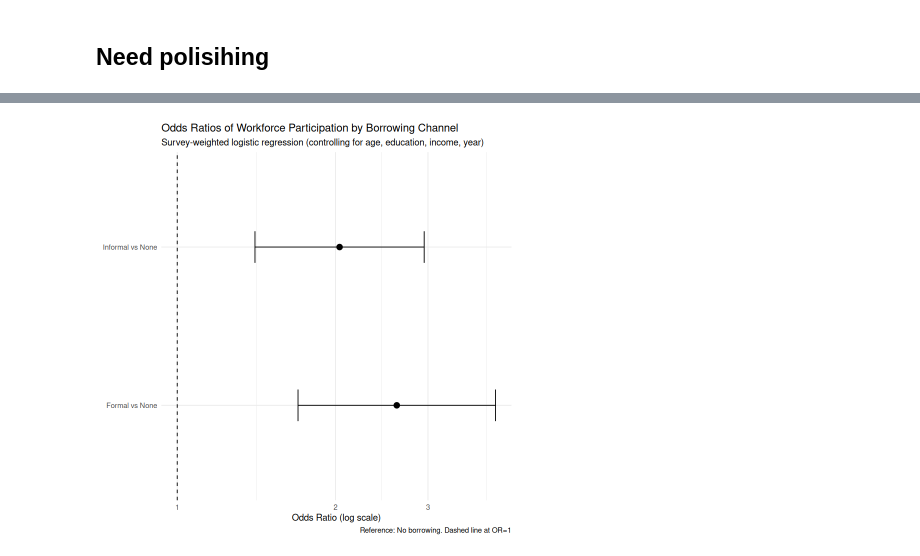
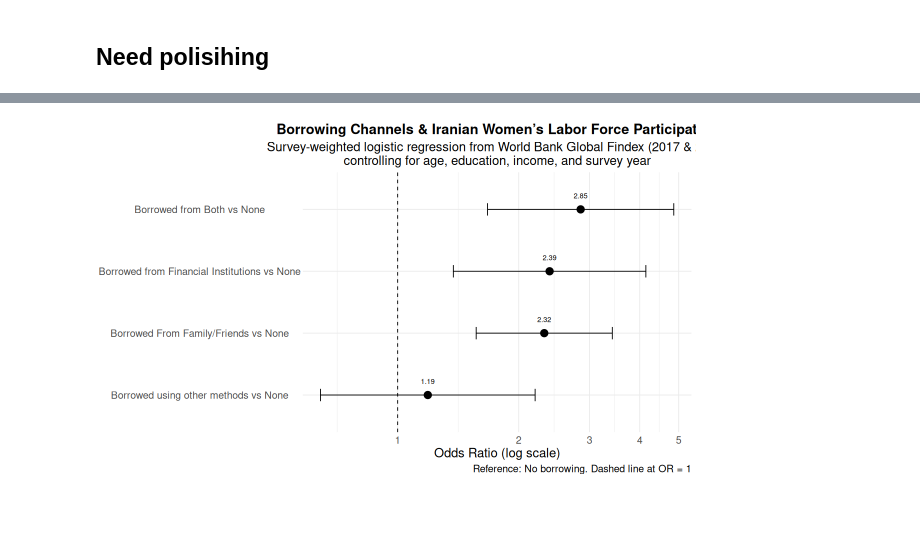
Before and after one commit to mmyousefies/gfi-iran, a Jupyter notebook: src/Discriptive Plots.ipynb, the cells around one changed output, grey strips where cells are left out. Saved outputs shown, nothing was run; the diff lists cells and outputs as text; code cells hidden in the pictures; blank space fills up the shorter version.

```diff
--- a/src/Discriptive Plots.ipynb
+++ b/src/Discriptive Plots.ipynb
@@ -78,0 +123,3 @@ Warning message in unzip(i, exdir = paths$data):
+# %%
+gfi_tbl <- paths$input |> file.path("gfi.csv") |> read_csv()
+codebook_tbl <- paths$input |> file.path("codebook.csv") |> read_csv()
@@ -424,40 +556,70 @@ ggplot(alluv, aes(
 # %%
-library(survey); library(broom); library(ggplot2)
-
 # 1. Build survey design (survey package)
-svy <- svydesign(ids = ~1, weights = ~weight_d, data = gfi_renamed_tbl)
+svy <- svydesign(ids = ~1, weights = ~weight_d, data = gfi_tbl)
 
 # 2. Fit weighted logistic regression (pooling years, with interaction if desired)
-mod <- svyglm(in_the_workforce_b ~ factor(borrowed_in_the_past_year_o)
+mod <- svyglm(in_the_workforce_b ~ factor(borrowed_in_the_past_year_c)
               + respondent_age_o
               + respondent_education_level_o
               + household_income_quintile_o
               + factor(year_b),
               design = svy, family = quasibinomial())
 
-# 3. Tidy and exponentiate to get ORs
-or_tab <- broom::tidy(mod) %>%
-  filter(term %in% c("factor(borrowed_in_the_past_year_o)1",
-                     "factor(borrowed_in_the_past_year_o)2")) %>%
+
+# 3. Tidy, exponentiate, and recode factor (put “other methods” first so it plots at the bottom)
+or_tab <- broom::tidy(mod) |>
+  filter(term %in% c(
+    "factor(borrowed_in_the_past_year_c)1",
+    "factor(borrowed_in_the_past_year_c)2",
+    "factor(borrowed_in_the_past_year_c)3",
+    "factor(borrowed_in_the_past_year_c)4"
+  )) |>
   mutate(
-    OR  = exp(estimate),
-    LCI = exp(estimate - 1.96*std.error),
-    UCI = exp(estimate + 1.96*std.error),
-    borrow_cat = c("Informal vs None","Formal vs None")
+    OR = exp(estimate),
+    LCI = exp(estimate - 1.96 * std.error),
+    UCI = exp(estimate + 1.96 * std.error),
+    borrow_cat = factor(
+      term,
+      levels = c(
+        "factor(borrowed_in_the_past_year_c)4",  # code 4 first → bottom
+        "factor(borrowed_in_the_past_year_c)1",
+        "factor(borrowed_in_the_past_year_c)2",
+        "factor(borrowed_in_the_past_year_c)3"
+      ),
+      labels = c(
+        "Borrowed using other methods vs None",
+        "Borrowed From Family/Friends vs None",
+        "Borrowed from Financial Institutions vs None",
+        "Borrowed from Both vs None"
+      )
+    )
   )
 
-# 4. Forest plot
-ggplot(or_tab, aes(x = OR, y = borrow_cat)) +
-  geom_point(size = 3) +
-  geom_errorbarh(aes(xmin = LCI, xmax = UCI), height = 0.2) +
-  geom_vline(xintercept = 1, linetype = "dashed") +
-  scale_x_log10() +
-  labs(
-    title    = "Odds Ratios of Workforce Participation by Borrowing Channel",
-    subtitle = "Survey‐weighted logistic regression (controlling for age, education, income, year)",
-    x        = "Odds Ratio (log scale)",
-    y        = NULL,
-    caption  = "Reference: No borrowing. Dashed line at OR=1"
-  ) +
-  theme_minimal()
+borrow_odds_plot <- or_tab |>
+  ggplot(aes(x = OR, y = borrow_cat)) +
+    geom_point(size = 4) +
+    # 1. put OR labels above each dot
+    geom_text(aes(label = sprintf("%.2f", OR)),
+              vjust = -2,               # nudge text above the point
+              size  = 3) +
+    geom_errorbarh(aes(xmin = LCI, xmax = UCI), height = 0.2) +
+    geom_vline(xintercept = 1, linetype = "dashed") +
+    # 2. include even-numbered grid breaks
+    scale_x_log10(breaks = 1:5) +
+    labs(
+      title    = "Borrowing Channels & Iranian Women’s Labor Force Participation",
+      subtitle = "Survey-weighted logistic regression from World Bank Global Findex (2017 & 2021)\ncontrolling for age, education, income, and survey year",
+      x        = "Odds Ratio (log scale)",
+      y        = NULL,
+      caption  = "Reference: No borrowing. Dashed line at OR = 1"
+    ) +
+    theme_minimal() +
+    theme(
+      # 3. center title, subtitle, and y-axis category labels
+      plot.title    = element_text(hjust = 0.5),
+      plot.subtitle = element_text(hjust = 0.5),
+      axis.text.y   = element_text(hjust = 0.5)
+    )
+
+fig(borrow_odds_plot,10,6,300,"borrowing_odds_ratio")
 # %% [output]
@@ -481 +627 @@ The following object is masked from ‘package:graphics’:
-[figure, old version]
+[figure, new version]
```
Also changed, not shown: parts of 16 cells of this notebook, 12 other files.
